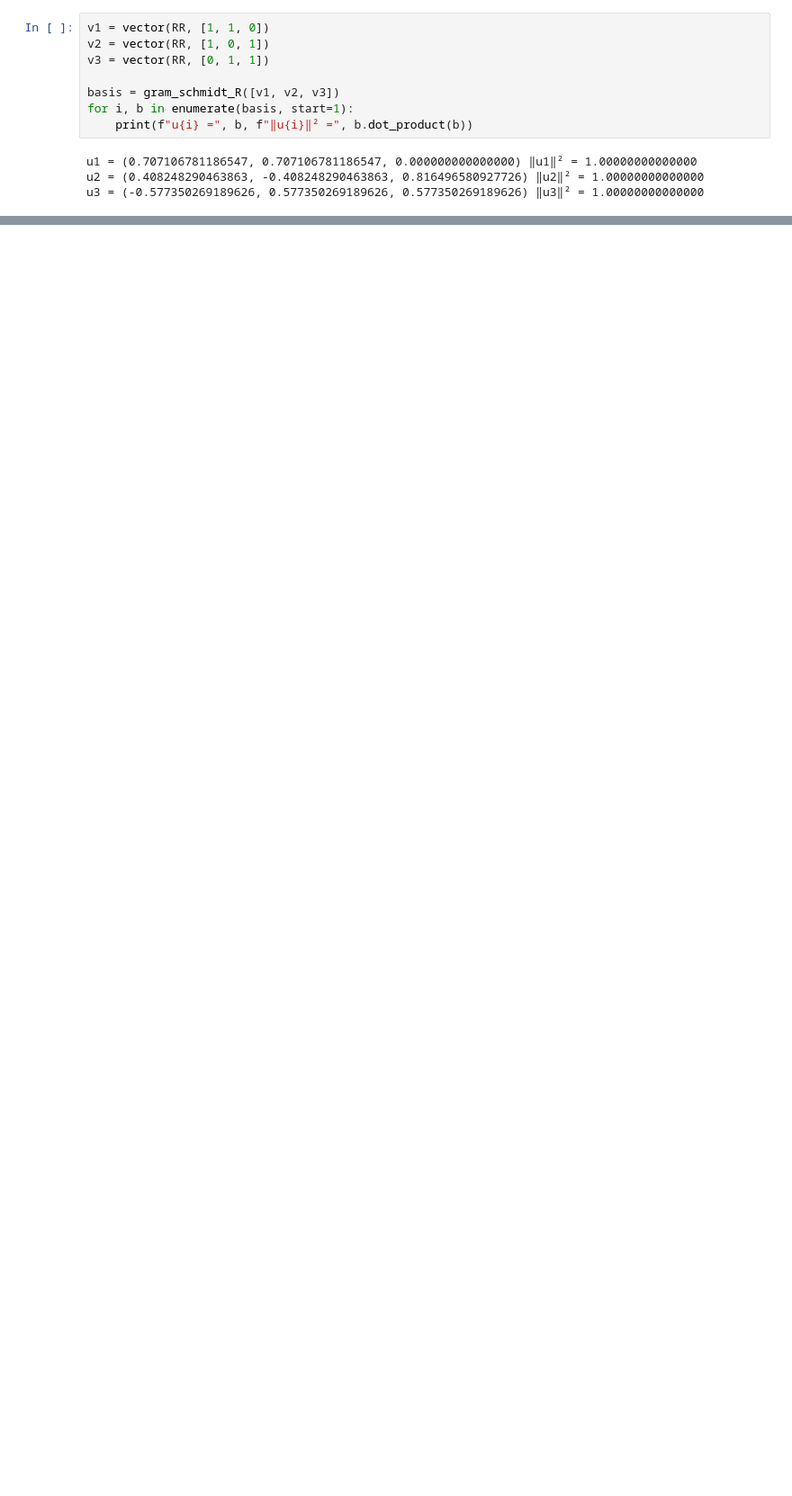
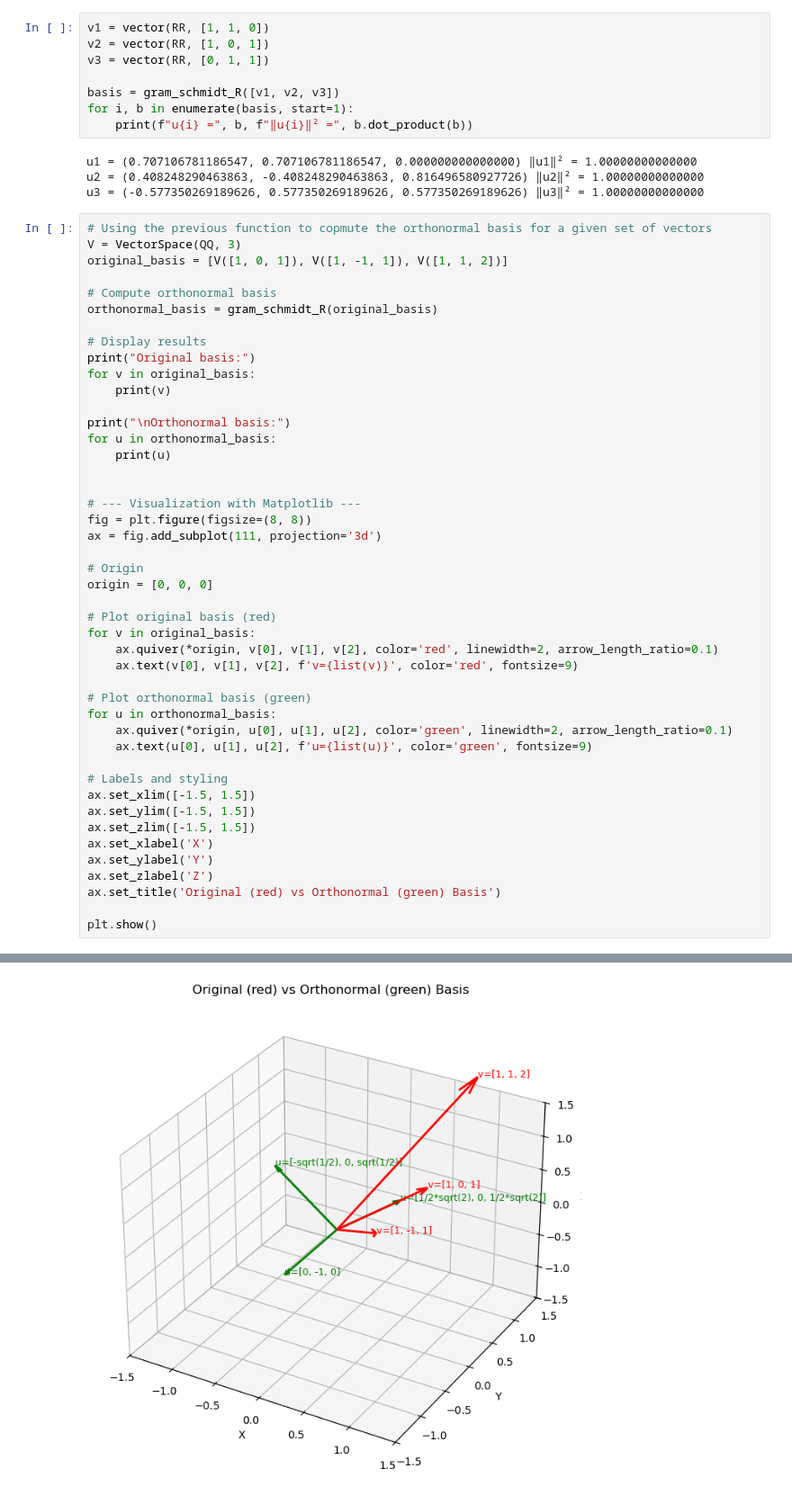
Before and after one commit to hammondutra/cs113_classes, a Jupyter notebook: Session 11.ipynb, the cells around one changed output, grey strips where cells are left out. Shown at 90% size. Cells and saved outputs as stored; diff of their text form; blank space fills up the shorter version.

Commit message:
feat(cs113): added Matplotlib visualization for Gram–Schmidt orthonormal basis computation

```diff
--- a/Session 11.ipynb
+++ b/Session 11.ipynb
@@ -39,3 +43,49 @@ for i, b in enumerate(basis, start=1):
 u1 = (0.707106781186547, 0.707106781186547, 0.000000000000000) ‖u1‖² = 1.00000000000000
 u2 = (0.408248290463863, -0.408248290463863, 0.816496580927726) ‖u2‖² = 1.00000000000000
 u3 = (-0.577350269189626, 0.577350269189626, 0.577350269189626) ‖u3‖² = 1.00000000000000
+# %%
+# Using the previous function to copmute the orthonormal basis for a given set of vectors
+V = VectorSpace(QQ, 3)
+original_basis = [V([1, 0, 1]), V([1, -1, 1]), V([1, 1, 2])]
+
+# Compute orthonormal basis
+orthonormal_basis = gram_schmidt_R(original_basis)
+
+# Display results
+print("Original basis:")
+for v in original_basis:
+    print(v)
+
+print("\nOrthonormal basis:")
+for u in orthonormal_basis:
+    print(u)
+
+
+# --- Visualization with Matplotlib ---
+fig = plt.figure(figsize=(8, 8))
+ax = fig.add_subplot(111, projection='3d')
+
+# Origin
+origin = [0, 0, 0]
+
+# Plot original basis (red)
+for v in original_basis:
+    ax.quiver(*origin, v[0], v[1], v[2], color='red', linewidth=2, arrow_length_ratio=0.1)
+    ax.text(v[0], v[1], v[2], f'v={list(v)}', color='red', fontsize=9)
+
+# Plot orthonormal basis (green)
+for u in orthonormal_basis:
+    ax.quiver(*origin, u[0], u[1], u[2], color='green', linewidth=2, arrow_length_ratio=0.1)
+    ax.text(u[0], u[1], u[2], f'u={list(u)}', color='green', fontsize=9)
+
+# Labels and styling
+ax.set_xlim([-1.5, 1.5])
+ax.set_ylim([-1.5, 1.5])
+ax.set_zlim([-1.5, 1.5])
+ax.set_xlabel('X')
+ax.set_ylabel('Y')
+ax.set_zlabel('Z')
+ax.set_title('Original (red) vs Orthonormal (green) Basis')
+
+plt.show()
+# %% [output]
@@ -41,0 +101 @@ u3 = (-0.577350269189626, 0.577350269189626, 0.577350269189626) ‖u3‖² = 1.0
+[figure, added]
```
Also changed, not shown: parts of 2 cells of this notebook.
